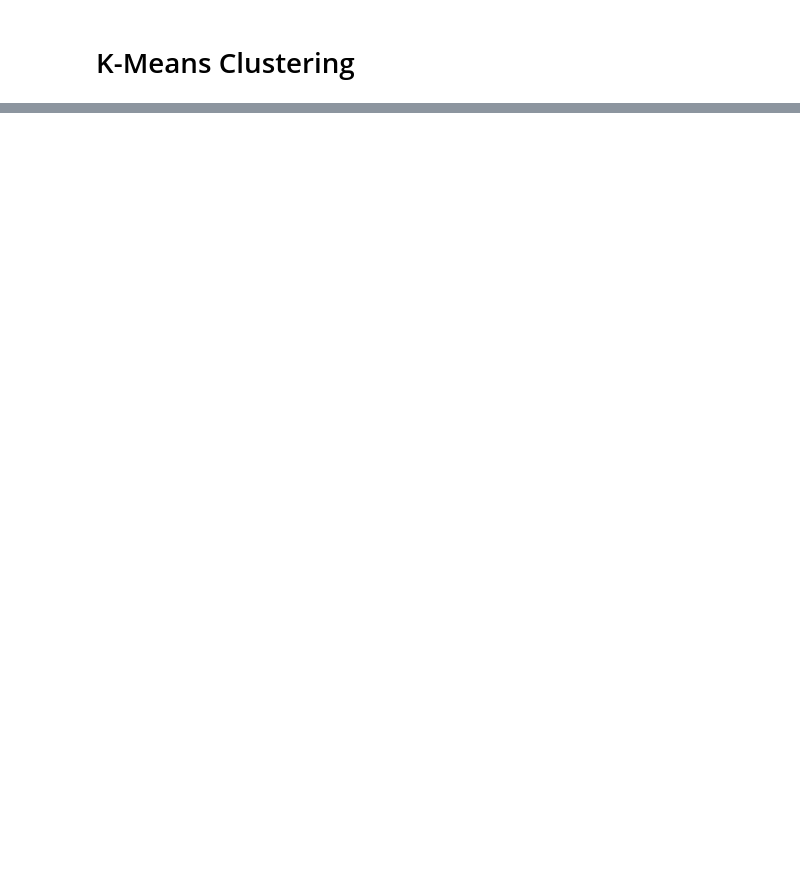
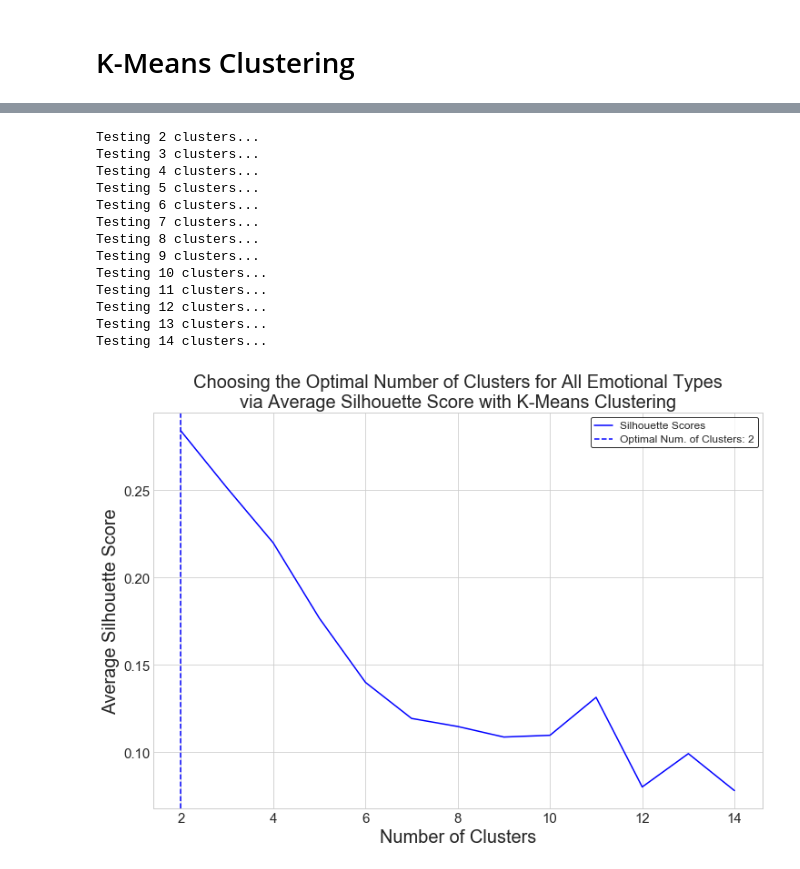
Before and after one commit to shebak11/emotionalPhenome, a Jupyter notebook: cluster_tfidf.ipynb, the cells around one changed output, grey strips where cells are left out. Drawn from its saved outputs; the diff is of its cells as text; code cells hidden in the pictures; blank space fills up the shorter version.

```diff
--- a/cluster_tfidf.ipynb
+++ b/cluster_tfidf.ipynb
@@ -346,0 +611,28 @@ plot_in_tsne_space(embeddings_tsne_scores, psycho_labels, labels_to_plot, label_
+# %%
+from sklearn.cluster import MiniBatchKMeans
+from sklearn.cross_validation import KFold
+def calculate_kmeans_cluster_labels(X, min_num_clusters=2, max_num_clusters=15,
+                                    num_splits=10):
+    N = X.shape[0]
+    shuffled_indxs = np.random.choice(N, N)
+    num_clusters_to_try = np.arange(min_num_clusters, max_num_clusters)
+    splits = np.array_split(shuffled_indxs, num_splits)
+    sil_scores = np.zeros((num_clusters_to_try.shape[0], num_splits))
+    for n_clusters in num_clusters_to_try:
+        print('Testing {} clusters...'.format(n_clusters))
+        clusterer = MiniBatchKMeans(init='k-means++',
+                                   n_clusters=n_clusters,
+                                   batch_size=1000,
+                                   n_init=10,
+                                   max_no_improvement=20,
+                                   random_state=42, # What's the meaning of life?
+                                   verbose=0)
+        tmp_cluster_labels = clusterer.fit_predict(X)
+        for j in range(num_splits):
+            tmp_X = X[splits[j], :]
+            tmp_Y = tmp_cluster_labels[splits[j]]
+            sil_scores[n_clusters - min_num_clusters][j] = silhouette_score(tmp_X, tmp_Y)
+    mean_silhouette_scores = sil_scores.mean(axis=1)
+    std_silhouette_scores = sil_scores.std(axis=1)
+    best_n_clusters = np.where(mean_silhouette_scores == np.max(mean_silhouette_scores))[0][0] + min_num_clusters
+    return mean_silhouette_scores, std_silhouette_scores, n_comps_seq, best_n_clusters
@@ -347 +641,27 @@ plot_in_tsne_space(embeddings_tsne_scores, psycho_labels, labels_to_plot, label_
+# %%
+# subtype_cohort_indxs = np.array(psycho_labels) == 'depression'
+subtype_cohort_indxs = np.logical_or(psycho_labels == 'depression',
+                                     psycho_labels == 'anxiety',
+                                     psycho_labels == 'bipolar')
+subtype_cohort_embeddings = psycho_embeddings_pca_scores[subtype_cohort_indxs, :]
+subtype_cohort_labels = psycho_labels[subtype_cohort_indxs]
+# %%
+kmeans_results = calculate_kmeans_cluster_labels(subtype_cohort_embeddings)
+sil_scores, std_scores, n_seq, best_n_kmeans = kmeans_results
+plot_silhouette_scores(best_n_kmeans, n_seq, sil_scores)
+# %% [output]
+Testing 2 clusters...
+Testing 3 clusters...
+Testing 4 clusters...
+Testing 5 clusters...
+Testing 6 clusters...
+Testing 7 clusters...
+Testing 8 clusters...
+Testing 9 clusters...
+Testing 10 clusters...
+Testing 11 clusters...
+Testing 12 clusters...
+Testing 13 clusters...
+Testing 14 clusters...
+[figure, added]
 # %%
```
Also changed, not shown: parts of 40 cells of this notebook, 8 other files.
